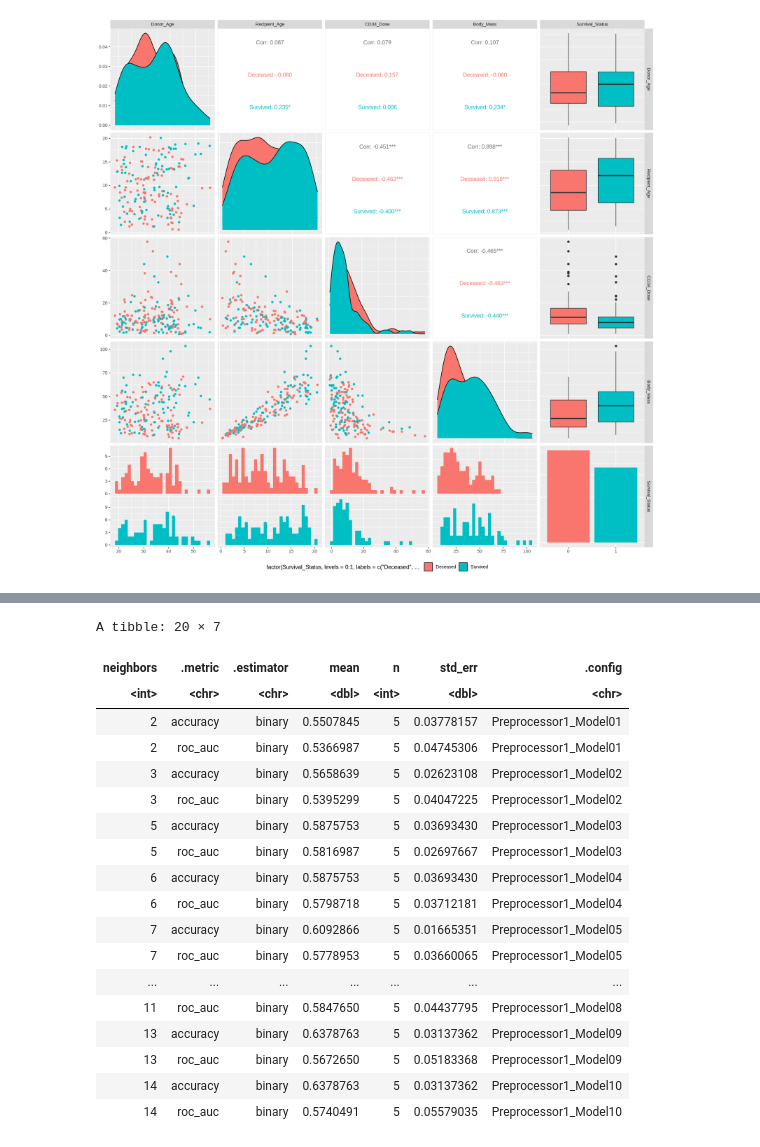
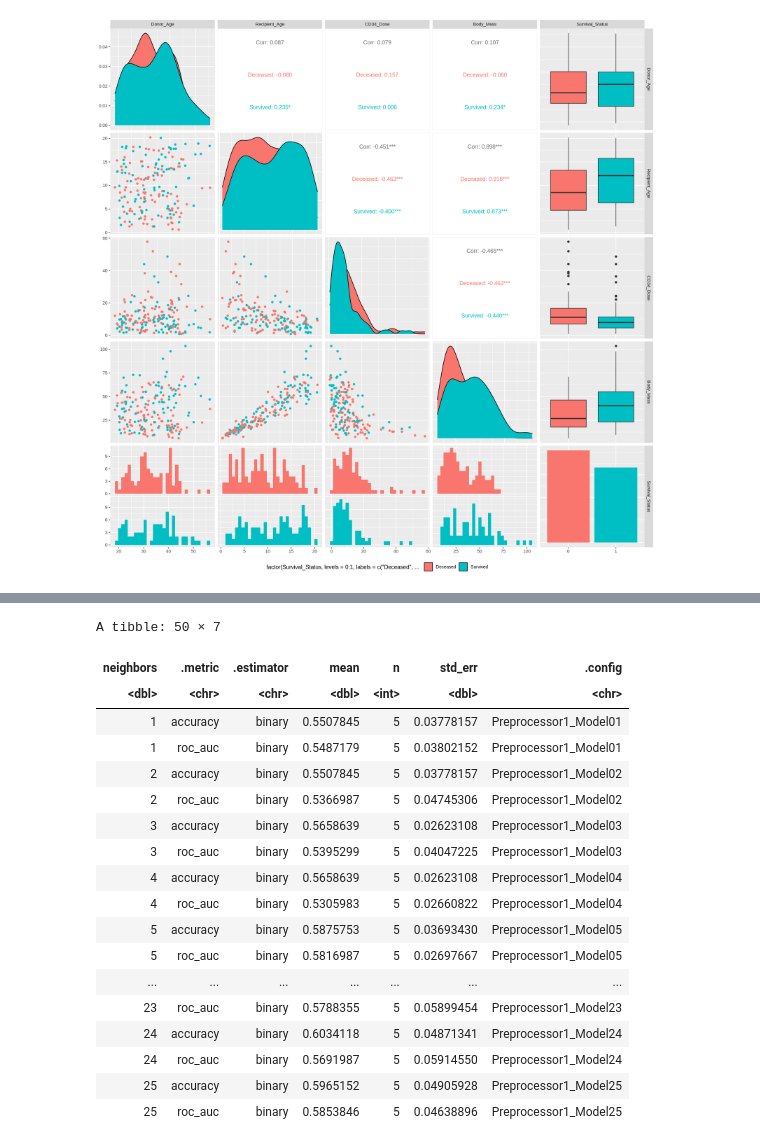
Before and after one commit to rishiiii3/dsci-100-2023S-group-67, a Jupyter notebook: Bone Marrow Analysis.ipynb, the cells around one changed output, grey strips where cells are left out. Saved outputs shown, nothing was run; the diff lists cells and outputs as text; code cells hidden in the pictures.

```diff
--- a/Bone Marrow Analysis.ipynb
+++ b/Bone Marrow Analysis.ipynb
@@ -184,31 +215,33 @@ bone_marrow_vfold <- vfold_cv(bone_marrow_train, v = 5, strata = Survival_Status
 # %%
+k_vals <- tibble(neighbors = seq(from = 1, to = 25, by = 1))
+
 knn_results <- workflow() |>
   add_recipe(knn_recipe) |>
   add_model(knn_spec) |>
-  tune_grid(resamples = bone_marrow_vfold, grid = 10) |>
+  tune_grid(resamples = bone_marrow_vfold, grid = k_vals) |>
   collect_metrics()
 
 knn_results
 # %% [output]
-A tibble: 20 × 7
+A tibble: 50 × 7
 | neighbors | .metric | .estimator | mean | n | std_err | .config |
-| <int> | <chr> | <chr> | <dbl> | <int> | <dbl> | <chr> |
-| 2 | accuracy | binary | 0.5507845 | 5 | 0.03778157 | Preprocessor1_Model01 |
-| 2 | roc_auc | binary | 0.5366987 | 5 | 0.04745306 | Preprocessor1_Model01 |
-| 3 | accuracy | binary | 0.5658639 | 5 | 0.02623108 | Preprocessor1_Model02 |
-| 3 | roc_auc | binary | 0.5395299 | 5 | 0.04047225 | Preprocessor1_Model02 |
-| 5 | accuracy | binary | 0.5875753 | 5 | 0.03693430 | Preprocessor1_Model03 |
-| 5 | roc_auc | binary | 0.5816987 | 5 | 0.02697667 | Preprocessor1_Model03 |
-| 6 | accuracy | binary | 0.5875753 | 5 | 0.03693430 | Preprocessor1_Model04 |
-| 6 | roc_auc | binary | 0.5798718 | 5 | 0.03712181 | Preprocessor1_Model04 |
-| 7 | accuracy | binary | 0.6092866 | 5 | 0.01665351 | Preprocessor1_Model05 |
-| 7 | roc_auc | binary | 0.5778953 | 5 | 0.03660065 | Preprocessor1_Model05 |
+| <dbl> | <chr> | <chr> | <dbl> | <int> | <dbl> | <chr> |
+| 1 | accuracy | binary | 0.5507845 | 5 | 0.03778157 | Preprocessor1_Model01 |
+| 1 | roc_auc | binary | 0.5487179 | 5 | 0.03802152 | Preprocessor1_Model01 |
+| 2 | accuracy | binary | 0.5507845 | 5 | 0.03778157 | Preprocessor1_Model02 |
+| 2 | roc_auc | binary | 0.5366987 | 5 | 0.04745306 | Preprocessor1_Model02 |
+| 3 | accuracy | binary | 0.5658639 | 5 | 0.02623108 | Preprocessor1_Model03 |
+| 3 | roc_auc | binary | 0.5395299 | 5 | 0.04047225 | Preprocessor1_Model03 |
+| 4 | accuracy | binary | 0.5658639 | 5 | 0.02623108 | Preprocessor1_Model04 |
+| 4 | roc_auc | binary | 0.5305983 | 5 | 0.02660822 | Preprocessor1_Model04 |
+| 5 | accuracy | binary | 0.5875753 | 5 | 0.03693430 | Preprocessor1_Model05 |
+| 5 | roc_auc | binary | 0.5816987 | 5 | 0.02697667 | Preprocessor1_Model05 |
 | ... | ... | ... | ... | ... | ... | ... |
-| 11 | roc_auc | binary | 0.5847650 | 5 | 0.04437795 | Preprocessor1_Model08 |
-| 13 | accuracy | binary | 0.6378763 | 5 | 0.03137362 | Preprocessor1_Model09 |
-| 13 | roc_auc | binary | 0.5672650 | 5 | 0.05183368 | Preprocessor1_Model09 |
-| 14 | accuracy | binary | 0.6378763 | 5 | 0.03137362 | Preprocessor1_Model10 |
-| 14 | roc_auc | binary | 0.5740491 | 5 | 0.05579035 | Preprocessor1_Model10 |
+| 23 | roc_auc | binary | 0.5788355 | 5 | 0.05899454 | Preprocessor1_Model23 |
+| 24 | accuracy | binary | 0.6034118 | 5 | 0.04871341 | Preprocessor1_Model24 |
+| 24 | roc_auc | binary | 0.5691987 | 5 | 0.05914550 | Preprocessor1_Model24 |
+| 25 | accuracy | binary | 0.5965152 | 5 | 0.04905928 | Preprocessor1_Model25 |
+| 25 | roc_auc | binary | 0.5853846 | 5 | 0.04638896 | Preprocessor1_Model25 |
 # %%
 options(repr.plot.width = 8, repr.plot.height = 8)
 accuracies <- knn_results |>
```
Also changed, not shown: parts of 11 cells of this notebook.
